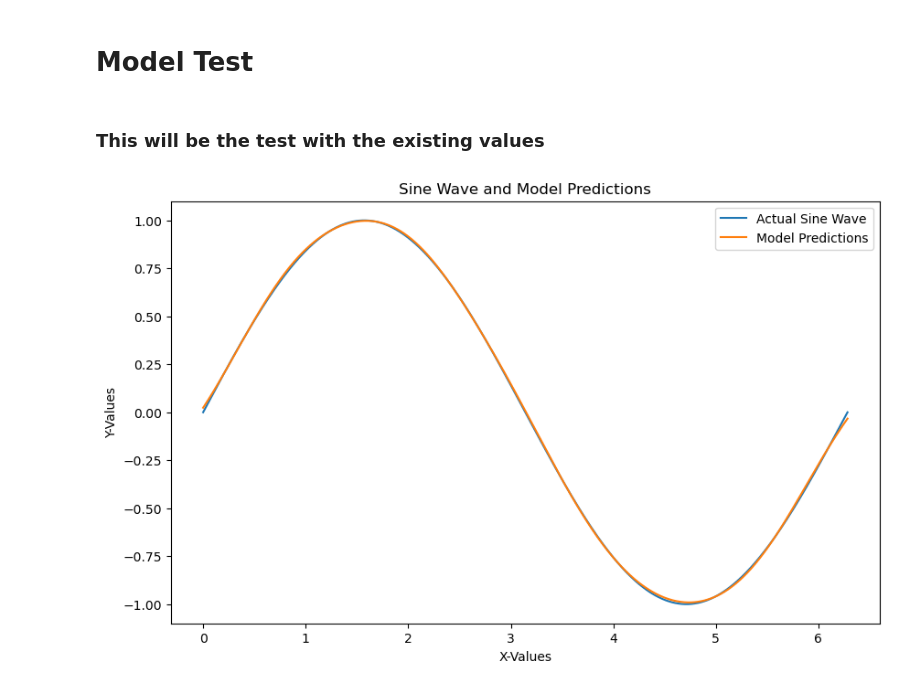
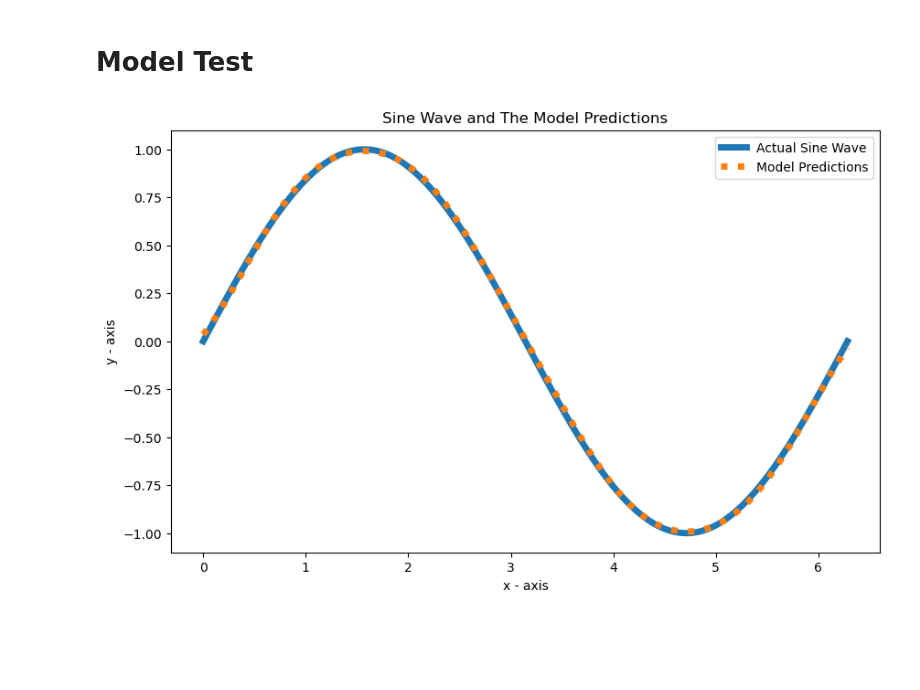
Before and after one commit to BryanQTNguyen/Sine-Wave-RNN, a Jupyter notebook: SineWavePrediction.ipynb, the cells around one changed output. Drawn from its saved outputs; the diff is of its cells as text; code cells hidden in the pictures; blank space fills up the shorter version.

```diff
--- a/SineWavePrediction.ipynb
+++ b/SineWavePrediction.ipynb
@@ -16,12 +16,13 @@ input_size = 1 # X-Value
 output_size = 1 # Y-Value
 hidden_size = 4
 
+# Tells you how many data to look back on. For example, 1 tells the computer to only look at the current/most recent one. While a 2 will look back in the previous one and the current one.
 sequence_length = 1
 
-num_layers = 2
-learning_rate = 0.01
+num_layers = 3
+learning_rate = 0.1 # high learning rate with the Adagrad optimizer
 batch_size = 32
-num_epochs = 100
+num_epochs = 1000
 # %% [markdown]
 # Generating the Sine Dataset
 # %%
@@ -82,26 +95,30 @@ class SineRNN(nn.Module):
 # %% [markdown]
 # Train the Model
 # %%
-model = SineRNN(input_size, hidden_size, output_size, num_layers)
-criterion = nn.MSELoss()
-optimizer = torch.optim.Adam(model.parameters(), lr=learning_rate)
-losses = []
+model = SineRNN(input_size, hidden_size, output_size, num_layers) # defines the model and inserts the proper parameters
+criterion = nn.MSELoss() # helps calculate the loss
+optimizer = torch.optim.Adagrad(model.parameters(), lr=learning_rate) # I chose Adagrad as I am most familiar
+losses = [] # The loss array for the graph
 
 for epoch in range(num_epochs):
     epoch_loss = 0.0 # start loss value for each batch
+    model.train(True)
 
     for inputs, targets in dataloader:
+        print(index)
         optimizer.zero_grad() # clears the gradient
         outputs = model(inputs.unsqueeze(1))
         loss = criterion(outputs, targets)
+
         loss.backward() # applies backpropogation
         optimizer.step() # updates model parameters
+
         epoch_loss += loss.item() # calculates total loss
-    epoch_loss /= len(dataloader) # average loss
+
     losses.append(epoch_loss)
 
-    if (epoch + 1) % 10 == 0:
-        print(f'Epoch [{epoch+1}/{num_epochs}], Loss: {loss.item():.4f}')
+    if (epoch + 1) % 10 == 0: ## Only prints the tench epoch
+        print(f'Epoch [{epoch+1}/{num_epochs}], Loss: {loss.item():.5f}')
 
 plt.figure()
 plt.plot(range(num_epochs), losses)
@@ -124,19 +148,17 @@ Epoch [100/100], Loss: 0.0001
 # %% [markdown]
 # Model Test
-# %% [markdown]
-### This will be the test with the existing values
 # %%
 with torch.no_grad():
     model.eval()
-    predictions = model(xTensor.unsqueeze(1)).squeeze()
+    predictions = model(xTensor.unsqueeze(1))
 
 plt.figure(figsize=(10, 6))
-plt.plot(xValues, yValues, label='Actual Sine Wave')
-plt.plot(xValues, predictions.numpy(), label='Model Predictions')
-plt.xlabel('X-Values')
-plt.ylabel('Y-Values')
-plt.title('Sine Wave and Model Predictions')
+plt.plot(xValues, yValues, linewidth = '5', label='Actual Sine Wave')
+plt.plot(xValues, predictions.numpy(), linewidth = '5', linestyle = ':', label='Model Predictions')
+plt.xlabel('x - axis')
+plt.ylabel('y - axis')
+plt.title('Sine Wave and The Model Predictions')
 plt.legend()
 plt.show()
 # %% [output]
-[figure, old version]
+[figure, new version]
```
Also changed, not shown: parts of 5 cells of this notebook.
